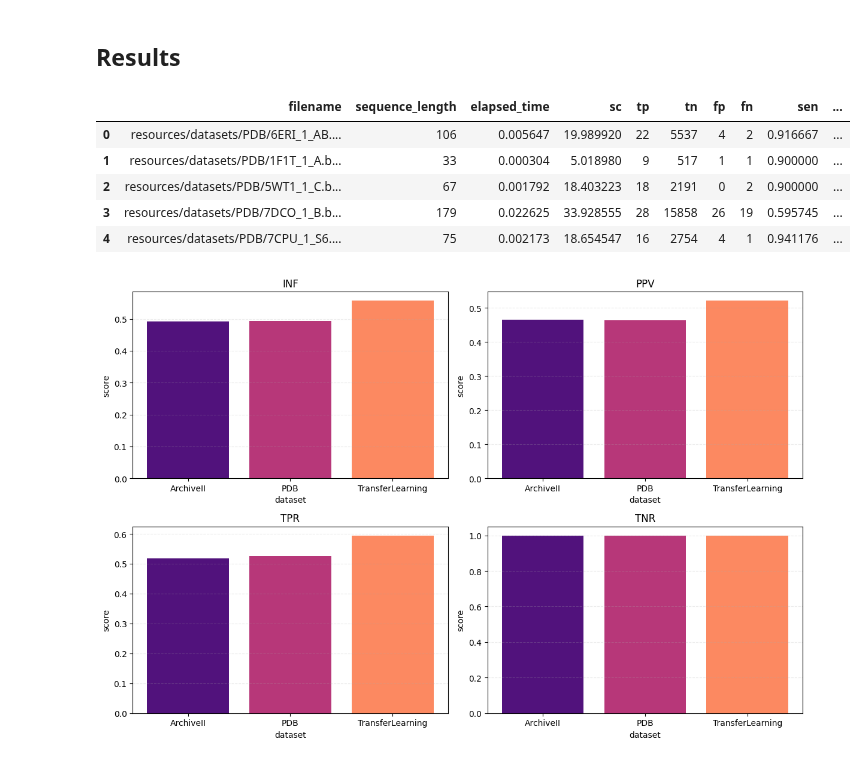
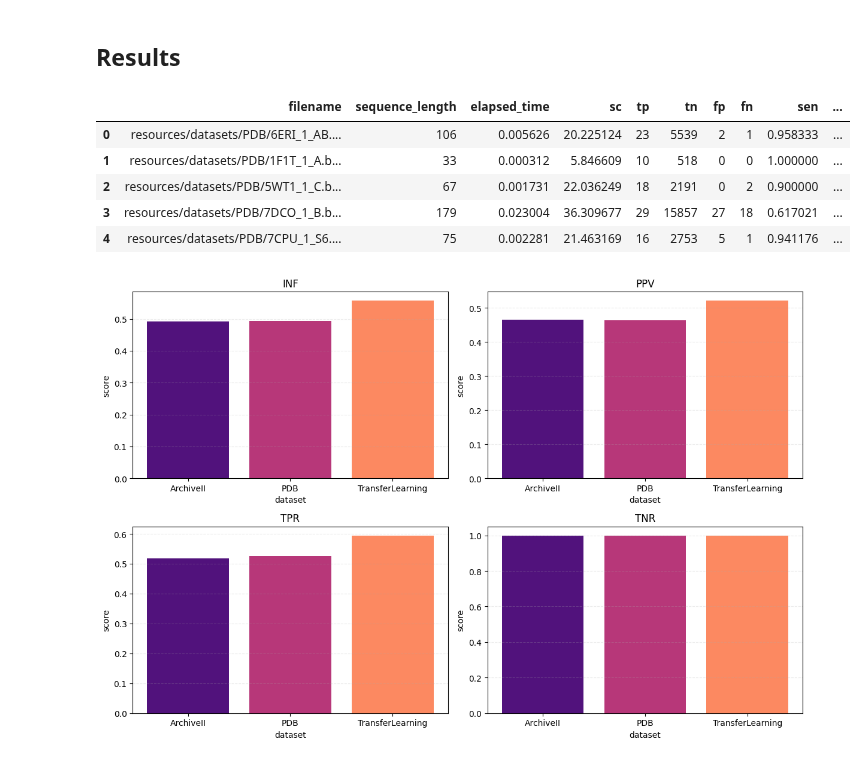
Before and after one commit to Mimikkk/2024-siwb, a Jupyter notebook: project-6/rna-secondary-structure-prediction.ipynb, the cells around one changed output. Cells and saved outputs as stored; diff of their text form; code cells hidden in the pictures.

Commit message:
style: :lipstick: change displayed results

```diff
--- a/project-6/rna-secondary-structure-prediction.ipynb
+++ b/project-6/rna-secondary-structure-prediction.ipynb
@@ -223,28 +223,28 @@ mxfold2 predict \
 # %%
 columns: list[str] = [
     "filename",
     "sequence_length",
     "elapsed_time",
     "sc",
     "tp",
     "tn",
     "fp",
     "fn",
     "sen",
     "ppv",
     "fval",
     "mcc",
 ]
 
-results = pd.read_csv(ResultsDirectory / "ArchiveII-results.csv", header=None, names=columns)
+results = pd.read_csv(ResultsDirectory / "TransferLearning-results.csv", header=None, names=columns)
 results.head()
 # %% [output]
 |  | filename | sequence_length | elapsed_time | sc | tp | tn | fp | fn | sen | ... |
-| 0 | resources/datasets/PDB/6ERI_1_AB.... | 106 | 0.005647 | 19.989920 | 22 | 5537 | 4 | 2 | 0.916667 | ... |
-| 1 | resources/datasets/PDB/1F1T_1_A.b... | 33 | 0.000304 | 5.018980 | 9 | 517 | 1 | 1 | 0.900000 | ... |
-| 2 | resources/datasets/PDB/5WT1_1_C.b... | 67 | 0.001792 | 18.403223 | 18 | 2191 | 0 | 2 | 0.900000 | ... |
-| 3 | resources/datasets/PDB/7DCO_1_B.b... | 179 | 0.022625 | 33.928555 | 28 | 15858 | 26 | 19 | 0.595745 | ... |
-| 4 | resources/datasets/PDB/7CPU_1_S6.... | 75 | 0.002173 | 18.654547 | 16 | 2754 | 4 | 1 | 0.941176 | ... |
+| 0 | resources/datasets/PDB/6ERI_1_AB.... | 106 | 0.005626 | 20.225124 | 23 | 5539 | 2 | 1 | 0.958333 | ... |
+| 1 | resources/datasets/PDB/1F1T_1_A.b... | 33 | 0.000312 | 5.846609 | 10 | 518 | 0 | 0 | 1.000000 | ... |
+| 2 | resources/datasets/PDB/5WT1_1_C.b... | 67 | 0.001731 | 22.036249 | 18 | 2191 | 0 | 2 | 0.900000 | ... |
+| 3 | resources/datasets/PDB/7DCO_1_B.b... | 179 | 0.023004 | 36.309677 | 29 | 15857 | 27 | 18 | 0.617021 | ... |
+| 4 | resources/datasets/PDB/7CPU_1_S6.... | 75 | 0.002281 | 21.463169 | 16 | 2753 | 5 | 1 | 0.941176 | ... |
 # %%
 def calculate_metrics(results: pd.DataFrame) -> pd.DataFrame:
     """Calculate the metrics for the given results: INF, PPV, TPR, TNR."""
```
